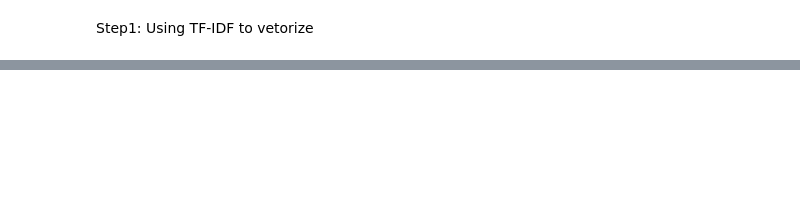
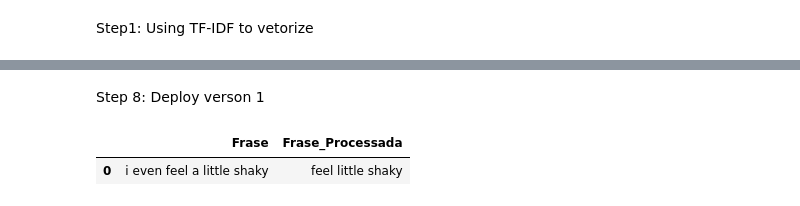
Before and after one commit to erikastats/SentimentAnalysis, a Jupyter notebook: projetoAnalisedeSentimentos.ipynb, the cells around one changed output, grey strips where cells are left out. Drawn from its saved outputs; the diff is of its cells as text; code cells hidden in the pictures; blank space fills up the shorter version.

Commit message:
Testing model with a phrase

```diff
--- a/projetoAnalisedeSentimentos.ipynb
+++ b/projetoAnalisedeSentimentos.ipynb
@@ -148,0 +378,2 @@ type(dados_treino_tfidf)
+# %% [markdown]
+Step 8: Deploy verson 1
@@ -148,0 +383,12 @@ type(dados_treino_tfidf)
+# %%
+frase = 'i even feel a little shaky'
+# %%
+# create a dataframe with the phrase
+df_novo = pd.DataFrame({"Frase" : [frase]})
+# %%
+df_novo['Frase_Processada'] = df_novo['Frase'].apply(das_preprocessa_text)
+# %%
+df_novo
+# %% [output]
+|  | Frase | Frase_Processada |
+| 0 | i even feel a little shaky | feel little shaky |
```
Also changed, not shown: parts of 50 cells of this notebook.
